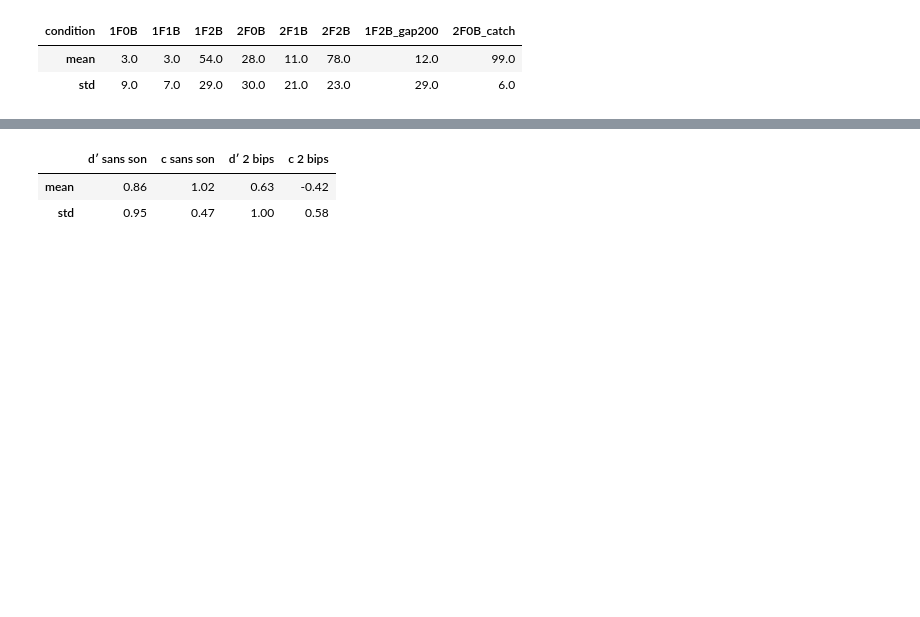
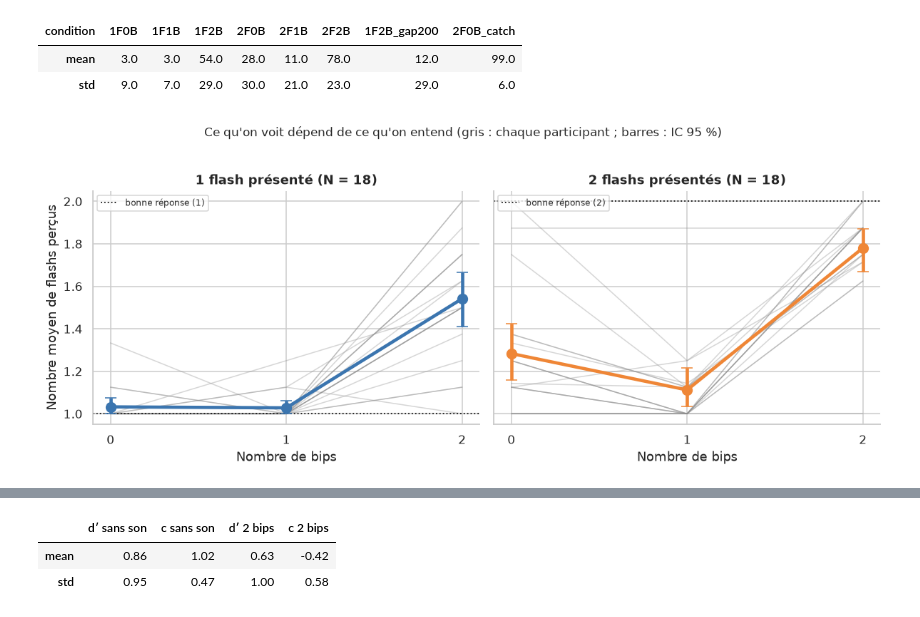
Before and after one commit to Dior278/flash-son-illusion, a Jupyter notebook: analysis/analysis.ipynb, the cells around one changed output, grey strips where cells are left out. Cells and saved outputs as stored; diff of their text form; code cells hidden in the pictures; blank space fills up the shorter version.

```diff
--- a/analysis/analysis.ipynb
+++ b/analysis/analysis.ipynb
@@ -194,4 +259,24 @@ Pourcentage de réponses « 2 flashs » :
 | condition | 1F0B | 1F1B | 1F2B | 2F0B | 2F1B | 2F2B | 1F2B_gap200 | 2F0B_catch |
 | mean | 3.0 | 3.0 | 54.0 | 28.0 | 11.0 | 78.0 | 12.0 | 99.0 |
 | std | 9.0 | 7.0 | 29.0 | 30.0 | 21.0 | 23.0 | 29.0 | 6.0 |
+# %%
+# Figure 2 : la figure classique de Shams et al. (2000), un panneau par nombre de flashs
+fig, axes = plt.subplots(1, 2, figsize=(11, 4.4), sharey=True)
+for ax, nf in zip(axes, [1, 2]):
+    cols = [f"{nf}F{b}B" for b in range(3)]
+    for _, row in nflash[cols].iterrows():
+        ax.plot(range(3), row.values, **INDIV)
+    stat = [mean_ci(nflash[c]) for c in cols]
+    ax.errorbar(range(3), [s[0] for s in stat], yerr=[[s[1] for s in stat], [s[2] for s in stat]],
+                fmt="o-", color=COL[f"{nf}F"], ms=9, lw=3, capsize=5, zorder=4)
+    ax.axhline(nf, color="k", ls=":", lw=1.2, label=f"bonne réponse ({nf})")
+    ax.legend(loc="upper left", fontsize=8)
+    ax.set_xticks(range(3)); ax.set_xlabel("Nombre de bips")
+    ax.set_title(f"{nf} flash{'s' if nf == 2 else ''} présenté{'s' if nf == 2 else ''} (N = {N})")
+axes[0].set_ylabel("Nombre moyen de flashs perçus"); axes[0].set_ylim(0.95, 2.05)
+fig.suptitle("Ce qu'on voit dépend de ce qu'on entend (gris : chaque participant ; barres : IC 95 %)",
+             y=1.02, fontsize=11)
+plt.tight_layout(); save(fig, "fig02_flashs_percus")
+# %% [output]
+[figure, added]
 # %% [markdown]
```
Also changed, not shown: parts of 57 cells of this notebook, 15 other files.
